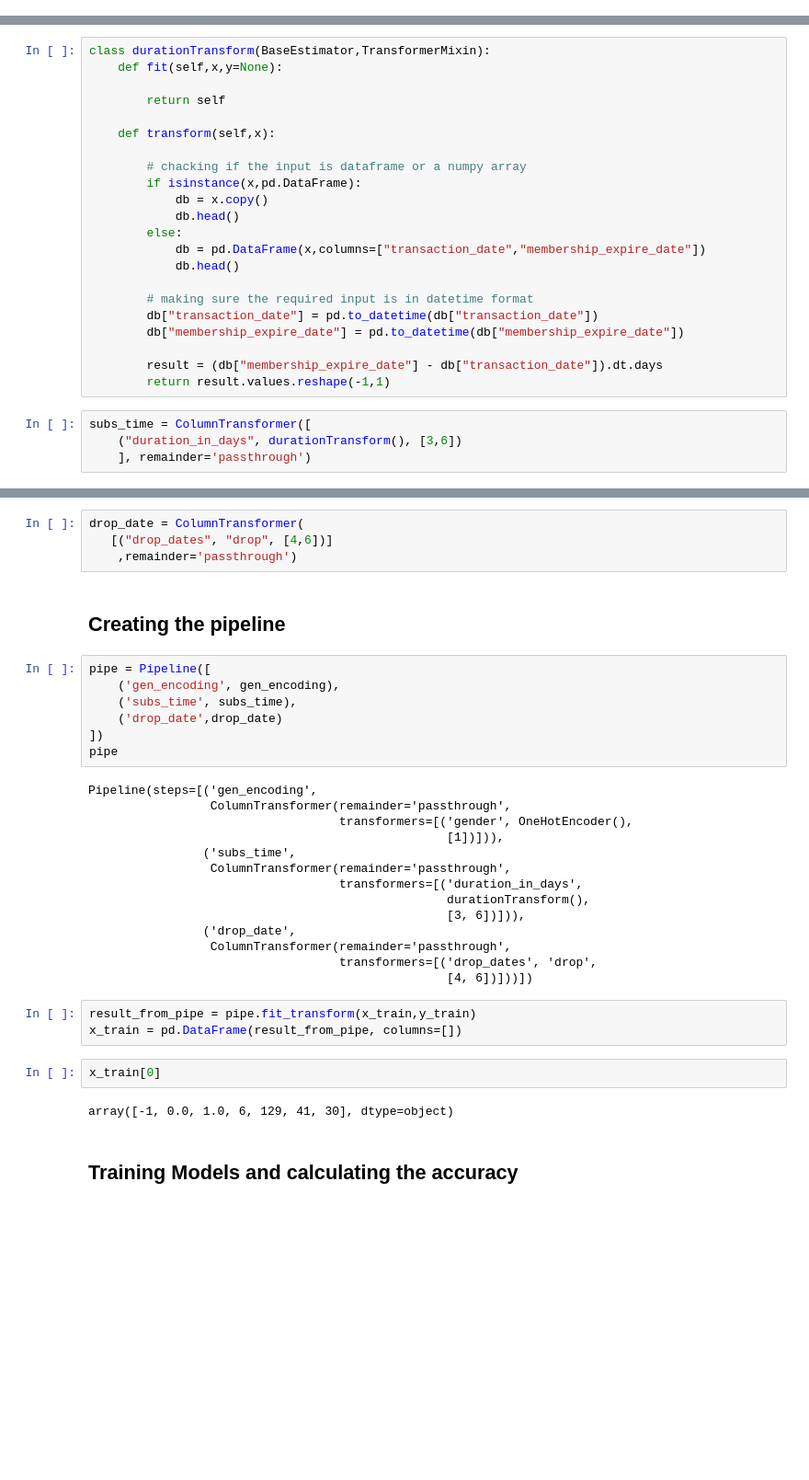
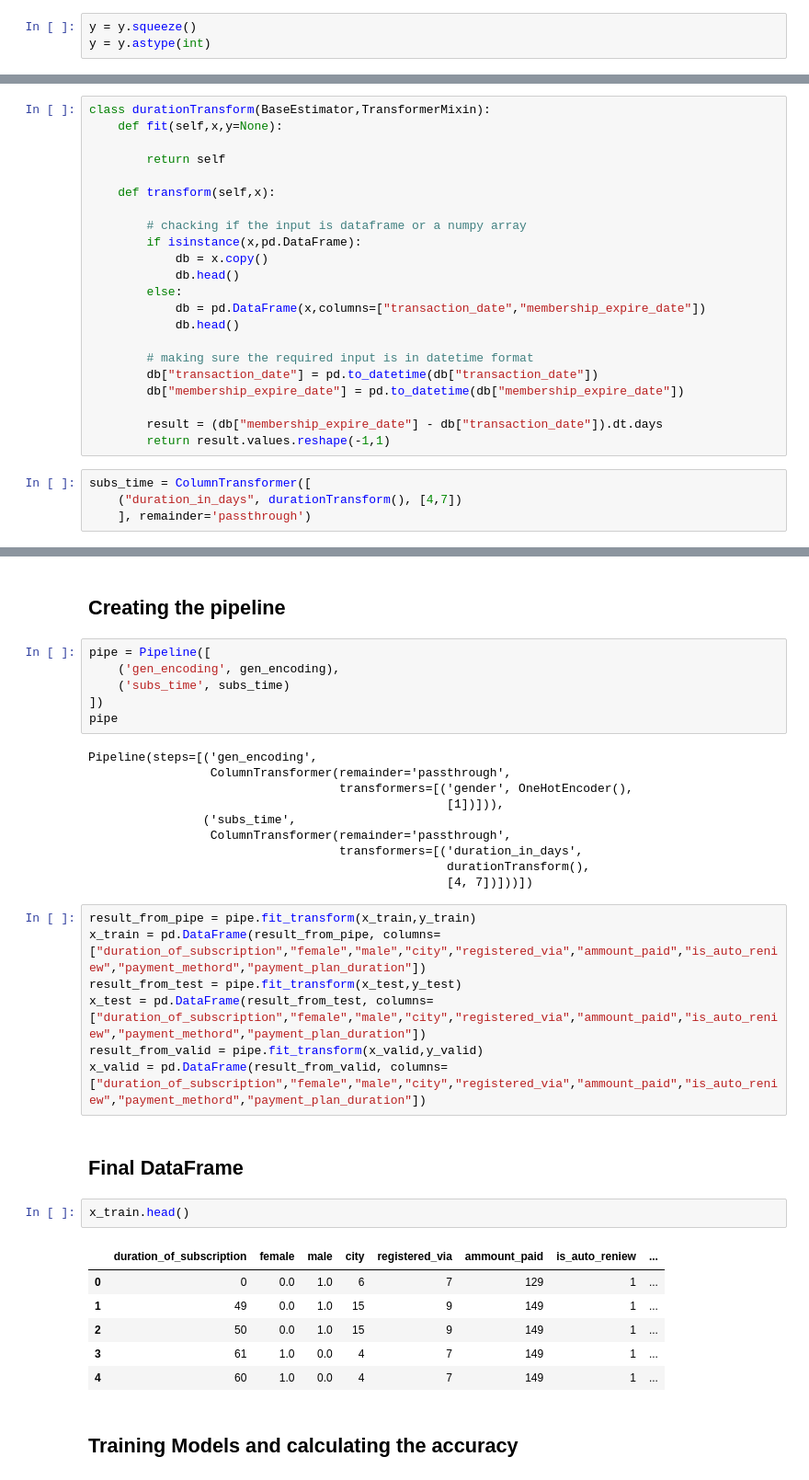
Before and after one commit to apoorvtripathi1999/customer-churn-prediction, a Jupyter notebook: main.ipynb, the cells around one changed output, grey strips where cells are left out. Shown at 92% size. Cells and saved outputs as stored; diff of their text form; blank space fills up the shorter version.

```diff
--- a/main.ipynb
+++ b/main.ipynb
@@ -127,3 +131,6 @@ main_db['membership_expire_date'] = pd.to_datetime(main_db['membership_expire_da
 # %%
 rows, features = main_db.shape
 x, y = np.hsplit(main_db,[features-1])
+# %%
+y = y.squeeze()
+y = y.astype(int)
@@ -197,5 +211,5 @@ class durationTransform(BaseEstimator,TransformerMixin):
         return result.values.reshape(-1,1)
 # %%
 subs_time = ColumnTransformer([
-    ("duration_in_days", durationTransform(), [3,6])
+    ("duration_in_days", durationTransform(), [4,7])
     ], remainder='passthrough')
@@ -213,14 +216,9 @@ class dropDatetime(BaseEstimator,TransformerMixin):
-# %%
-drop_date = ColumnTransformer(
-   [("drop_dates", "drop", [4,6])]
-    ,remainder='passthrough')
 # %% [markdown]
 ## Creating the pipeline
 # %%
 pipe = Pipeline([
     ('gen_encoding', gen_encoding),
-    ('subs_time', subs_time),
-    ('drop_date',drop_date)
+    ('subs_time', subs_time)
 ])
 pipe
 # %% [output]
@@ -232,18 +230,25 @@ Pipeline(steps=[('gen_encoding',
                  ColumnTransformer(remainder='passthrough',
                                    transformers=[('duration_in_days',
                                                   durationTransform(),
-                                                  [3, 6])])),
-                ('drop_date',
-                 ColumnTransformer(remainder='passthrough',
-                                   transformers=[('drop_dates', 'drop',
-                                                  [4, 6])]))])
+                                                  [4, 7])]))])
 # %%
 result_from_pipe = pipe.fit_transform(x_train,y_train)
-x_train = pd.DataFrame(result_from_pipe, columns=[])
+x_train = pd.DataFrame(result_from_pipe, columns=["duration_of_subscription","female","male","city","registered_via","ammount_paid","is_auto_reniew","payment_methord","payment_plan_duration"])
+result_from_test = pipe.fit_transform(x_test,y_test)
+x_test = pd.DataFrame(result_from_test, columns=["duration_of_subscription","female","male","city","registered_via","ammount_paid","is_auto_reniew","payment_methord","payment_plan_duration"])
+result_from_valid = pipe.fit_transform(x_valid,y_valid)
+x_valid = pd.DataFrame(result_from_valid, columns=["duration_of_subscription","female","male","city","registered_via","ammount_paid","is_auto_reniew","payment_methord","payment_plan_duration"])
+# %% [markdown]
+## Final DataFrame
 # %%
-x_train[0]
+x_train.head()
 # %% [output]
-array([-1, 0.0, 1.0, 6, 129, 41, 30], dtype=object)
+|  | duration_of_subscription | female | male | city | registered_via | ammount_paid | is_auto_reniew | ... |
+| 0 | 0 | 0.0 | 1.0 | 6 | 7 | 129 | 1 | ... |
+| 1 | 49 | 0.0 | 1.0 | 15 | 9 | 149 | 1 | ... |
+| 2 | 50 | 0.0 | 1.0 | 15 | 9 | 149 | 1 | ... |
+| 3 | 61 | 1.0 | 0.0 | 4 | 7 | 149 | 1 | ... |
+| 4 | 60 | 1.0 | 0.0 | 4 | 7 | 149 | 1 | ... |
 # %% [markdown]
 ## Training Models and calculating the accuracy
 # %% [markdown]
```
Also changed, not shown: parts of 13 cells of this notebook.
